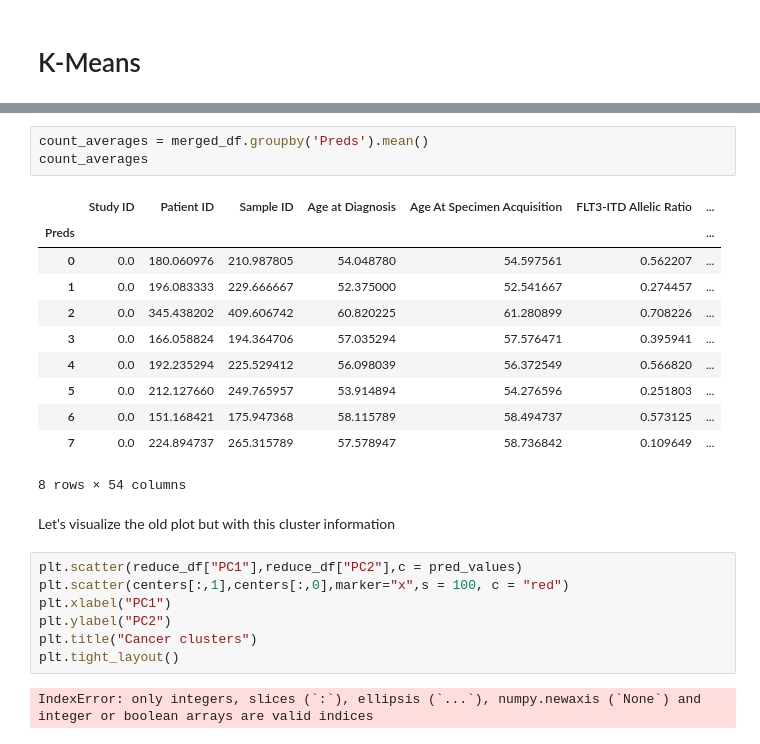
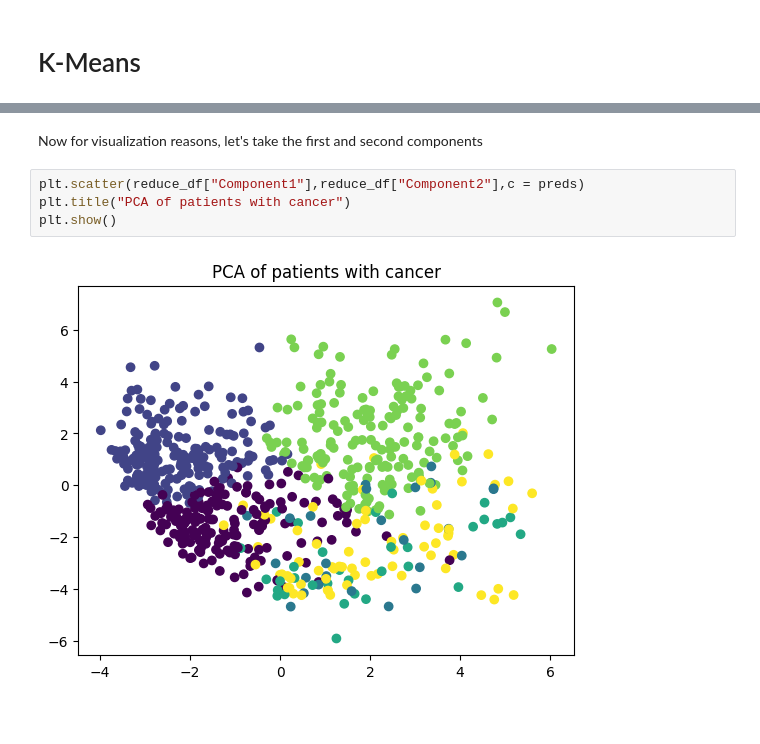
Before and after one commit to HavingFunLearning/PatientSegmentationCancer, a Jupyter notebook: notebook.ipynb, the cells around one changed output, grey strips where cells are left out. Drawn from its saved outputs; the diff is of its cells as text; blank space fills up the shorter version.

```diff
--- a/notebook.ipynb
+++ b/notebook.ipynb
@@ -248,26 +237,8 @@ merged_df.head()
-# %%
-count_averages = merged_df.groupby('Preds').mean()
-count_averages
-# %% [output]
-|  | Study ID | Patient ID | Sample ID | Age at Diagnosis | Age At Specimen Acquisition | FLT3-ITD Allelic Ratio | ... |
-| Preds |  |  |  |  |  |  | ... |
-| 0 | 0.0 | 180.060976 | 210.987805 | 54.048780 | 54.597561 | 0.562207 | ... |
-| 1 | 0.0 | 196.083333 | 229.666667 | 52.375000 | 52.541667 | 0.274457 | ... |
-| 2 | 0.0 | 345.438202 | 409.606742 | 60.820225 | 61.280899 | 0.708226 | ... |
-| 3 | 0.0 | 166.058824 | 194.364706 | 57.035294 | 57.576471 | 0.395941 | ... |
-| 4 | 0.0 | 192.235294 | 225.529412 | 56.098039 | 56.372549 | 0.566820 | ... |
-| 5 | 0.0 | 212.127660 | 249.765957 | 53.914894 | 54.276596 | 0.251803 | ... |
-| 6 | 0.0 | 151.168421 | 175.947368 | 58.115789 | 58.494737 | 0.573125 | ... |
-| 7 | 0.0 | 224.894737 | 265.315789 | 57.578947 | 58.736842 | 0.109649 | ... |
-8 rows × 54 columns
-# %% [markdown]
-Let's visualize the old plot but with this cluster information
-# %%
-plt.scatter(reduce_df["PC1"],reduce_df["PC2"],c = pred_values)
-plt.scatter(centers[:,1],centers[:,0],marker="x",s = 100, c = "red")
-plt.xlabel("PC1")
-plt.ylabel("PC2")
-plt.title("Cancer clusters")
-plt.tight_layout()
-# %% [output]
-IndexError: only integers, slices (`:`), ellipsis (`...`), numpy.newaxis (`None`) and integer or boolean arrays are valid indices
+# %% [markdown]
+Now for visualization reasons, let's take the first and second components
+# %%
+plt.scatter(reduce_df["Component1"],reduce_df["Component2"],c = preds)
+plt.title("PCA of patients with cancer")
+plt.show()
+# %% [output]
+[figure, added]
```
Also changed, not shown: parts of 50 cells of this notebook.
